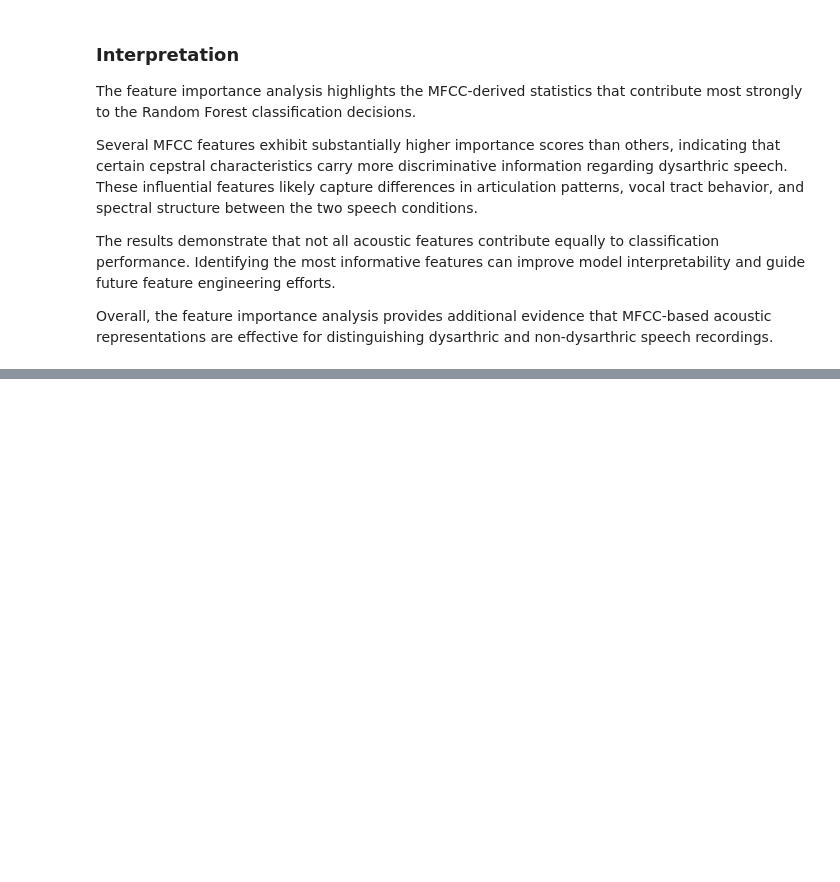
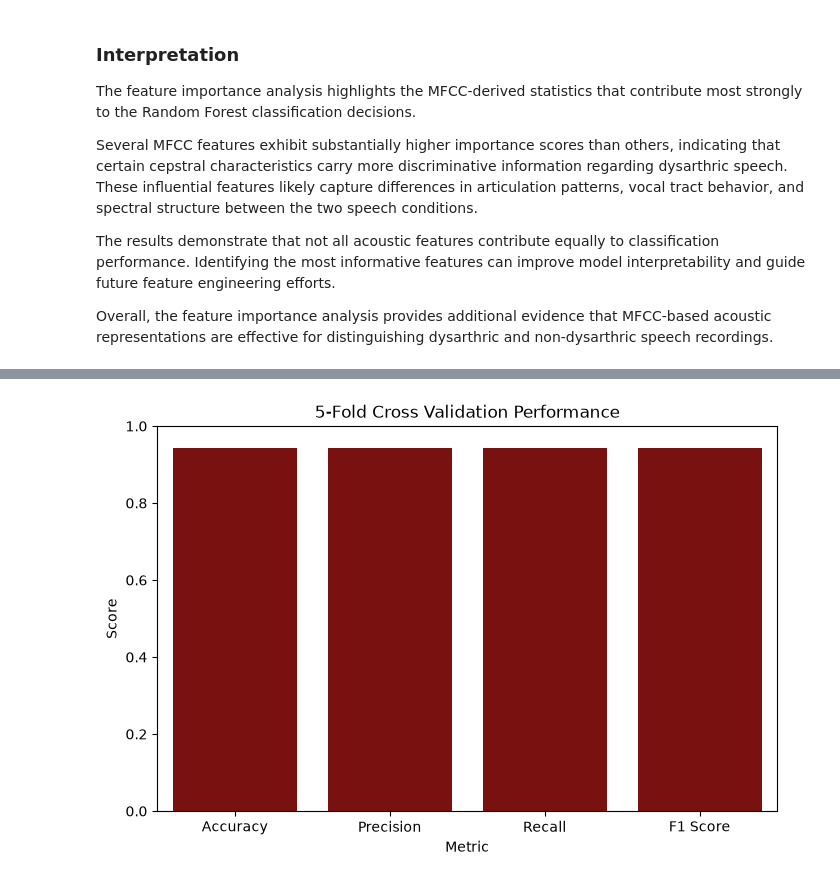
Before and after one commit to mohit637840/Dysartria-Speech-Classification, a Jupyter notebook: notebook/Dysartric_speech.ipynb, the cells around one changed output, grey strips where cells are left out. Drawn from its saved outputs; the diff is of its cells as text; code cells hidden in the pictures; blank space fills up the shorter version.

```diff
--- a/notebook/Dysartric_speech.ipynb
+++ b/notebook/Dysartric_speech.ipynb
@@ -1087,0 +1136,23 @@ Overall, the feature importance analysis provides additional evidence that MFCC-
+# %%
+cv_results = pd.DataFrame({
+    "Metric":[
+        "Accuracy",
+        "Precision",
+        "Recall",
+        "F1 Score"
+    ],
+    "Mean":[
+        scores["test_accuracy"].mean(),
+        scores["test_precision"].mean(),
+        scores["test_recall"].mean(),
+        scores["test_f1"].mean()
+    ],
+    "Std":[
+        scores["test_accuracy"].std(),
+        scores["test_precision"].std(),
+        scores["test_recall"].std(),
+        scores["test_f1"].std()
+    ]
+})
+
+cv_results
@@ -1087,0 +1165,21 @@ Overall, the feature importance analysis provides additional evidence that MFCC-
+# %%
+plt.figure(figsize=(8,5))
+
+sns.barplot(
+    data=cv_results,
+    x="Metric",
+    y="Mean",
+    color='darkred'
+)
+
+plt.ylim(0,1)
+
+plt.title(
+    "5-Fold Cross Validation Performance"
+)
+
+plt.ylabel("Score")
+
+plt.show()
+# %% [output]
+[figure, added]
```
Also changed, not shown: parts of 18 cells of this notebook.
